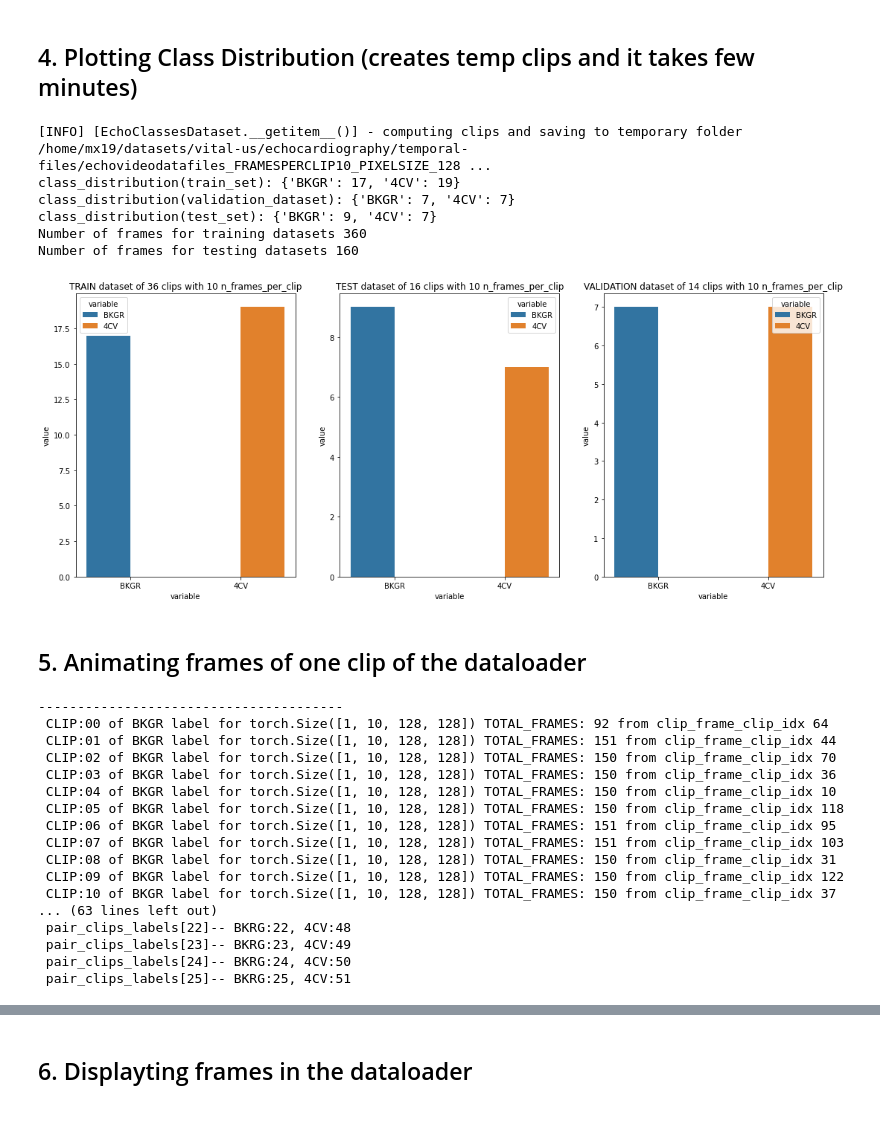
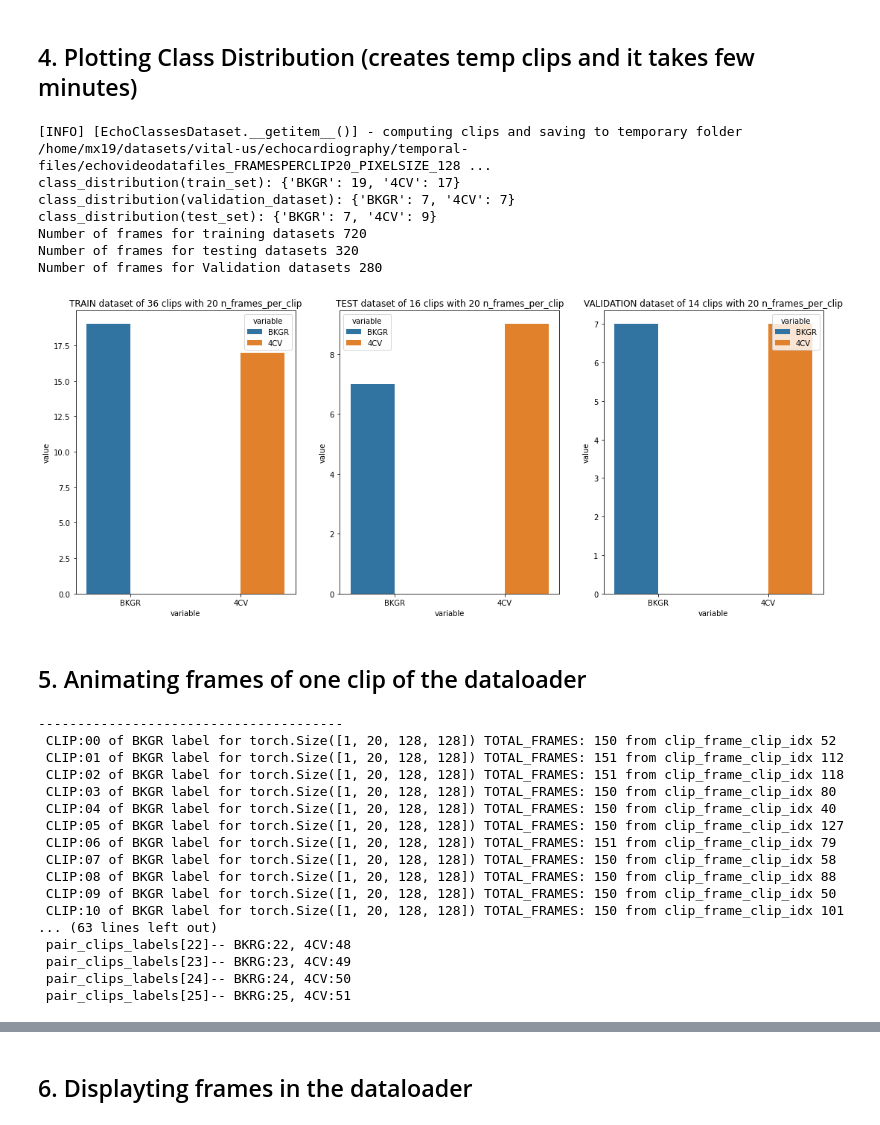
Before and after one commit to vital-ultrasound/ai-echocardiography-for-low-resource-countries, a Jupyter notebook: scripts/learning-pipeline/learning_pipeline_notebook.ipynb, the cells around one changed output, grey strips where cells are left out. Saved outputs shown, nothing was run; the diff lists cells and outputs as text; code cells hidden in the pictures.

```diff
--- a/scripts/learning-pipeline/learning_pipeline_notebook.ipynb
+++ b/scripts/learning-pipeline/learning_pipeline_notebook.ipynb
@@ -140,7 +144,6 @@ split_train_validate_sets(
                         config['randomise_file_list']
                         )
 
-NUMBER_OF_FRAMES_PER_SEGMENT_IN_A_CLIP = 10
 # PRETRANSFORM_IM_SIZE = [64, 64] #[650, 690] original pixel size for VenueGO
 PRETRANSFORM_IM_SIZE = [128, 128] #[650, 690] original pixel size for VenueGO
 # PRETRANSFORM_IM_SIZE = [256, 256] #[650, 690] original pixel size for VenueGO
@@ -151,14 +154,37 @@ PRETRANSFORM_IM_SIZE = [128, 128] #[650, 690] original pixel size for VenueGO
 ### >> `self.fc0 = nn.Linear(in_features=4194304, out_features=500) #128x128`
 
 ##############################
-##### Setting up HYPERPARAMETERS
-BATCH_SIZE_OF_CLIPS = 20
+##### Experiments for Basic HYPERPARAMETER Heuristics
 
-##### Setting up Model Parameters
-LEARNING_RATE = 0.000005  # Trial and Error with diffent values 0.0000005 or 0.00005
-#Learning rate: 0.000005; 0.00005; 0.0005; 0.005 and 0.000001; 0.00001; 0.0001; 0.001
+#################  LEARNING_RATE
+### EXPERIMENT 01,02,03,04
+#NUMBER_OF_FRAMES_PER_SEGMENT_IN_A_CLIP = 10; BATCH_SIZE_OF_CLIPS = 20; LEARNING_RATE= 0.00005;
+#NUMBER_OF_FRAMES_PER_SEGMENT_IN_A_CLIP = 10; BATCH_SIZE_OF_CLIPS = 20; LEARNING_RATE= 0.000005;
+#NUMBER_OF_FRAMES_PER_SEGMENT_IN_A_CLIP = 10; BATCH_SIZE_OF_CLIPS = 20; LEARNING_RATE= 0.0000005;
+#NUMBER_OF_FRAMES_PER_SEGMENT_IN_A_CLIP = 10; BATCH_SIZE_OF_CLIPS = 20; LEARNING_RATE= 0.00000005;
 
-MAX_EPOCHS = 100 #Alternatvely, make use of: config['max_epochs']
+#################  BATCH_SIZE_OF_CLIPS with LEARNING_RATE= 0.000005 as it is the best peformance of prevous LRs
+### EXPERIMENT 04,06,07,08
+#NUMBER_OF_FRAMES_PER_SEGMENT_IN_A_CLIP = 10; BATCH_SIZE_OF_CLIPS = 2; LEARNING_RATE= 0.000005;
+#NUMBER_OF_FRAMES_PER_SEGMENT_IN_A_CLIP = 10; BATCH_SIZE_OF_CLIPS = 5; LEARNING_RATE= 0.000005;
+#NUMBER_OF_FRAMES_PER_SEGMENT_IN_A_CLIP = 10; BATCH_SIZE_OF_CLIPS = 10; LEARNING_RATE= 0.000005;
+#NUMBER_OF_FRAMES_PER_SEGMENT_IN_A_CLIP = 10; BATCH_SIZE_OF_CLIPS = 15; LEARNING_RATE= 0.000005;
+
+#################  NUMBER_OF_FRAMES_PER_SEGMENT_IN_A_CLIP with LEARNING_RATE= 0.000005 and BATCH_SIZE_OF_CLIPS=10
+### EXPERIMENT 09,10,11,12
+#NUMBER_OF_FRAMES_PER_SEGMENT_IN_A_CLIP = 2; BATCH_SIZE_OF_CLIPS = 10; LEARNING_RATE= 0.000005;
+#NUMBER_OF_FRAMES_PER_SEGMENT_IN_A_CLIP = 7; BATCH_SIZE_OF_CLIPS = 10; LEARNING_RATE= 0.000005;
+#NUMBER_OF_FRAMES_PER_SEGMENT_IN_A_CLIP = 13; BATCH_SIZE_OF_CLIPS = 10; LEARNING_RATE= 0.000005;
+NUMBER_OF_FRAMES_PER_SEGMENT_IN_A_CLIP = 20; BATCH_SIZE_OF_CLIPS = 10; LEARNING_RATE= 0.000005;
+
+##TOADD
+### * NUMBER_OF_FRAMES_AND PARTICPANTS
+### * OPTIMISERS
+
+# LEARNING_RATE =Trial and Error with diffent values  0.00005; 0.0005; 0.005 and 0.000001; 0.00001; 0.0001; 0.001
+
+
+MAX_EPOCHS = 50 #Alternatvely, make use of: config['max_epochs']
 
 
 ##############################
@@ -371,29 +397,31 @@ def animate_clips(pair_clips_labels):
 # %%
 print(f'class_distribution(train_set): {get_class_distribution(train_set)}')
 print(f'class_distribution(validation_dataset): {get_class_distribution(validation_dataset)}' )
 print(f'class_distribution(test_set): {get_class_distribution(test_set)}')
 
-number_of_frames_per_segment_in_a_clip = config['number_of_frames_per_segment_in_a_clip']
-print(f'Number of frames for training datasets {Ntrain*NUMBER_OF_FRAMES_PER_SEGMENT_IN_A_CLIP}')
-print(f'Number of frames for testing datasets {Ntest*NUMBER_OF_FRAMES_PER_SEGMENT_IN_A_CLIP}')
+#number_of_frames_per_segment_in_a_clip = config['number_of_frames_per_segment_in_a_clip']
+print(f'Number of frames for training datasets {len(train_set)*NUMBER_OF_FRAMES_PER_SEGMENT_IN_A_CLIP}')
+print(f'Number of frames for testing datasets {len(test_set)*NUMBER_OF_FRAMES_PER_SEGMENT_IN_A_CLIP}')
+print(f'Number of frames for Validation datasets {len(validation_dataset)*NUMBER_OF_FRAMES_PER_SEGMENT_IN_A_CLIP}')
 
 plot_title_train_label= f'TRAIN dataset of {len(train_set)} clips with {NUMBER_OF_FRAMES_PER_SEGMENT_IN_A_CLIP} n_frames_per_clip'
 plot_title_test_label= f'TEST dataset of {len(test_set)} clips with {NUMBER_OF_FRAMES_PER_SEGMENT_IN_A_CLIP} n_frames_per_clip'
 plot_title_val_label= f'VALIDATION dataset of {len(validation_dataset)} clips with {NUMBER_OF_FRAMES_PER_SEGMENT_IN_A_CLIP} n_frames_per_clip'
 
 fig, axes = plt.subplots(nrows=1, ncols=3, figsize=(18,7))
 plot_from_dict(get_class_distribution(train_set), plot_title=plot_title_train_label, ax=axes[0])
 plot_from_dict(get_class_distribution(test_set), plot_title=plot_title_test_label, ax=axes[1])
 plot_from_dict(get_class_distribution(validation_dataset), plot_title=plot_title_val_label, ax=axes[2])
 plt.show()
 # %% [output]
-[INFO] [EchoClassesDataset.__getitem__()] - computing clips and saving to temporary folder /home/mx19/datasets/vital-us/echocardiography/temporal-files/echovideodatafiles_FRAMESPERCLIP10_PIXELSIZE_128 ...
-class_distribution(train_set): {'BKGR': 17, '4CV': 19}
+[INFO] [EchoClassesDataset.__getitem__()] - computing clips and saving to temporary folder /home/mx19/datasets/vital-us/echocardiography/temporal-files/echovideodatafiles_FRAMESPERCLIP20_PIXELSIZE_128 ...
+class_distribution(train_set): {'BKGR': 19, '4CV': 17}
 class_distribution(validation_dataset): {'BKGR': 7, '4CV': 7}
-class_distribution(test_set): {'BKGR': 9, '4CV': 7}
-Number of frames for training datasets 360
-Number of frames for testing datasets 160
+class_distribution(test_set): {'BKGR': 7, '4CV': 9}
+Number of frames for training datasets 720
+Number of frames for testing datasets 320
+Number of frames for Validation datasets 280
-[figure, old version]
+[figure, new version]
 # %% [markdown]
 ## 5. Animating frames of one clip of the dataloader
 # %%
@@ -402,17 +430,17 @@ clips=creating_pair_of_clips(train_dataset)
 pair_clips_and_labels = pair_clips_labels(clips)
 # %% [output]
 ---------------------------------------
- CLIP:00 of BKGR label for torch.Size([1, 10, 128, 128]) TOTAL_FRAMES: 92 from clip_frame_clip_idx 64
- CLIP:01 of BKGR label for torch.Size([1, 10, 128, 128]) TOTAL_FRAMES: 151 from clip_frame_clip_idx 44
- CLIP:02 of BKGR label for torch.Size([1, 10, 128, 128]) TOTAL_FRAMES: 150 from clip_frame_clip_idx 70
- CLIP:03 of BKGR label for torch.Size([1, 10, 128, 128]) TOTAL_FRAMES: 150 from clip_frame_clip_idx 36
- CLIP:04 of BKGR label for torch.Size([1, 10, 128, 128]) TOTAL_FRAMES: 150 from clip_frame_clip_idx 10
- CLIP:05 of BKGR label for torch.Size([1, 10, 128, 128]) TOTAL_FRAMES: 150 from clip_frame_clip_idx 118
- CLIP:06 of BKGR label for torch.Size([1, 10, 128, 128]) TOTAL_FRAMES: 151 from clip_frame_clip_idx 95
- CLIP:07 of BKGR label for torch.Size([1, 10, 128, 128]) TOTAL_FRAMES: 151 from clip_frame_clip_idx 103
- CLIP:08 of BKGR label for torch.Size([1, 10, 128, 128]) TOTAL_FRAMES: 150 from clip_frame_clip_idx 31
- CLIP:09 of BKGR label for torch.Size([1, 10, 128, 128]) TOTAL_FRAMES: 150 from clip_frame_clip_idx 122
- CLIP:10 of BKGR label for torch.Size([1, 10, 128, 128]) TOTAL_FRAMES: 150 from clip_frame_clip_idx 37
+ CLIP:00 of BKGR label for torch.Size([1, 20, 128, 128]) TOTAL_FRAMES: 150 from clip_frame_clip_idx 52
+ CLIP:01 of BKGR label for torch.Size([1, 20, 128, 128]) TOTAL_FRAMES: 151 from clip_frame_clip_idx 112
+ CLIP:02 of BKGR label for torch.Size([1, 20, 128, 128]) TOTAL_FRAMES: 151 from clip_frame_clip_idx 118
+ CLIP:03 of BKGR label for torch.Size([1, 20, 128, 128]) TOTAL_FRAMES: 150 from clip_frame_clip_idx 80
+ CLIP:04 of BKGR label for torch.Size([1, 20, 128, 128]) TOTAL_FRAMES: 150 from clip_frame_clip_idx 40
+ CLIP:05 of BKGR label for torch.Size([1, 20, 128, 128]) TOTAL_FRAMES: 150 from clip_frame_clip_idx 127
+ CLIP:06 of BKGR label for torch.Size([1, 20, 128, 128]) TOTAL_FRAMES: 151 from clip_frame_clip_idx 79
+ CLIP:07 of BKGR label for torch.Size([1, 20, 128, 128]) TOTAL_FRAMES: 150 from clip_frame_clip_idx 58
+ CLIP:08 of BKGR label for torch.Size([1, 20, 128, 128]) TOTAL_FRAMES: 150 from clip_frame_clip_idx 88
+ CLIP:09 of BKGR label for torch.Size([1, 20, 128, 128]) TOTAL_FRAMES: 150 from clip_frame_clip_idx 50
+ CLIP:10 of BKGR label for torch.Size([1, 20, 128, 128]) TOTAL_FRAMES: 150 from clip_frame_clip_idx 101
 ... (63 lines left out)
  pair_clips_labels[22]-- BKRG:22, 4CV:48
  pair_clips_labels[23]-- BKRG:23, 4CV:49
```
Also changed, not shown: parts of 12 cells of this notebook.
